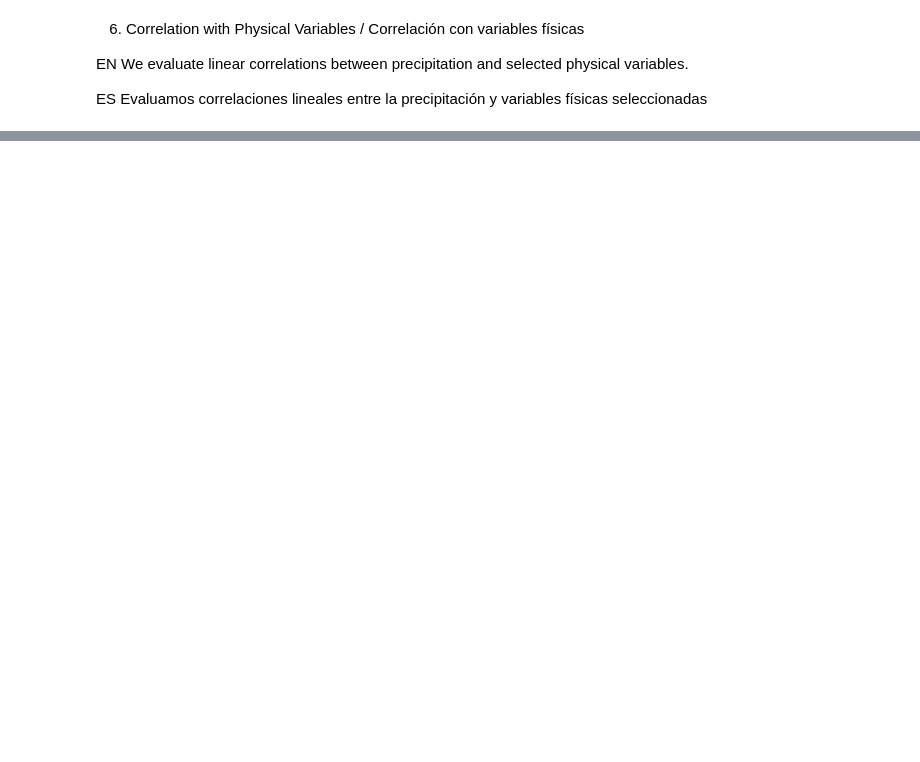
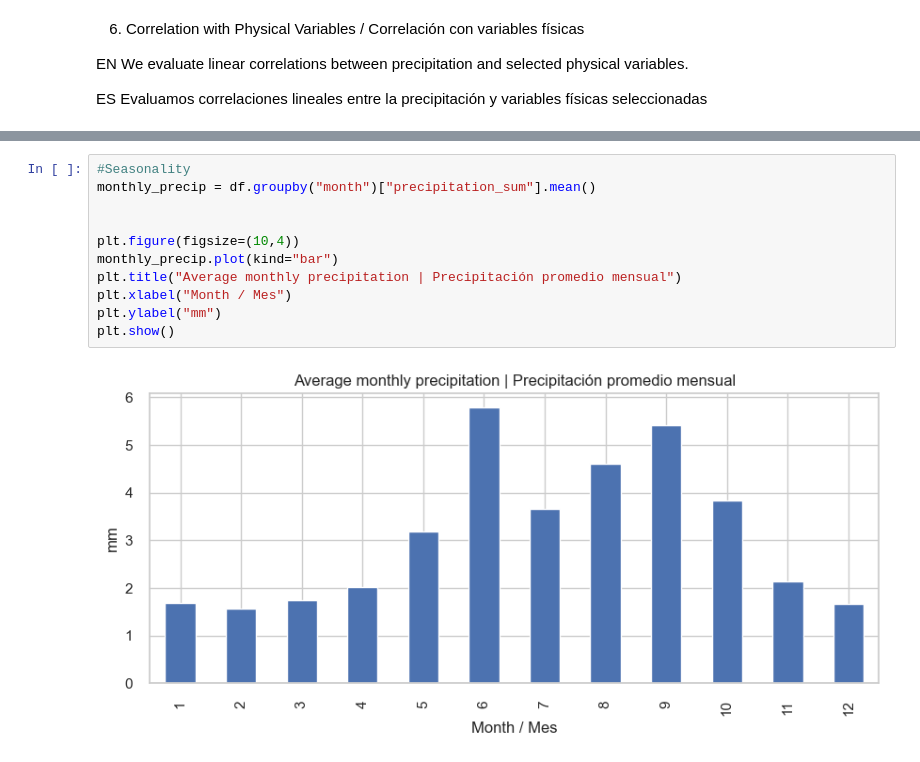
Before and after one commit to aleagusti/Weather-ds-portfolio, a Jupyter notebook: notebooks/01_eda.ipynb, the cells around one changed output, grey strips where cells are left out. Cells and saved outputs as stored; diff of their text form; blank space fills up the shorter version.

```diff
--- a/notebooks/01_eda.ipynb
+++ b/notebooks/01_eda.ipynb
@@ -177,3 +211,16 @@ month
+# %%
+#Seasonality
+monthly_precip = df.groupby("month")["precipitation_sum"].mean()
+
+
+plt.figure(figsize=(10,4))
+monthly_precip.plot(kind="bar")
+plt.title("Average monthly precipitation | Precipitación promedio mensual")
+plt.xlabel("Month / Mes")
+plt.ylabel("mm")
+plt.show()
+# %% [output]
+[figure, added]
 # %%
 target = "precipitation_sum"
 
```
Also changed, not shown: parts of 10 cells of this notebook, 3 other files.
